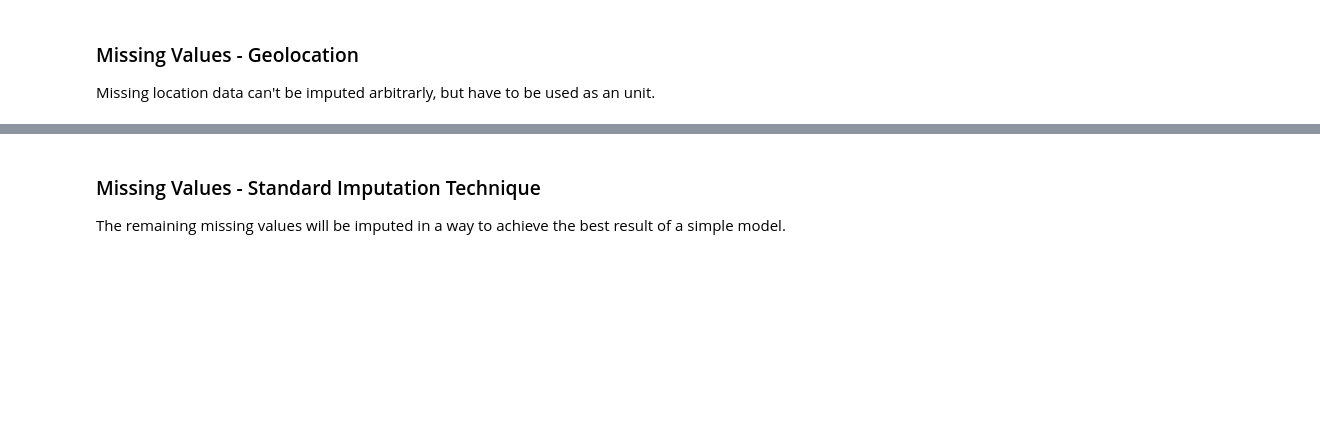
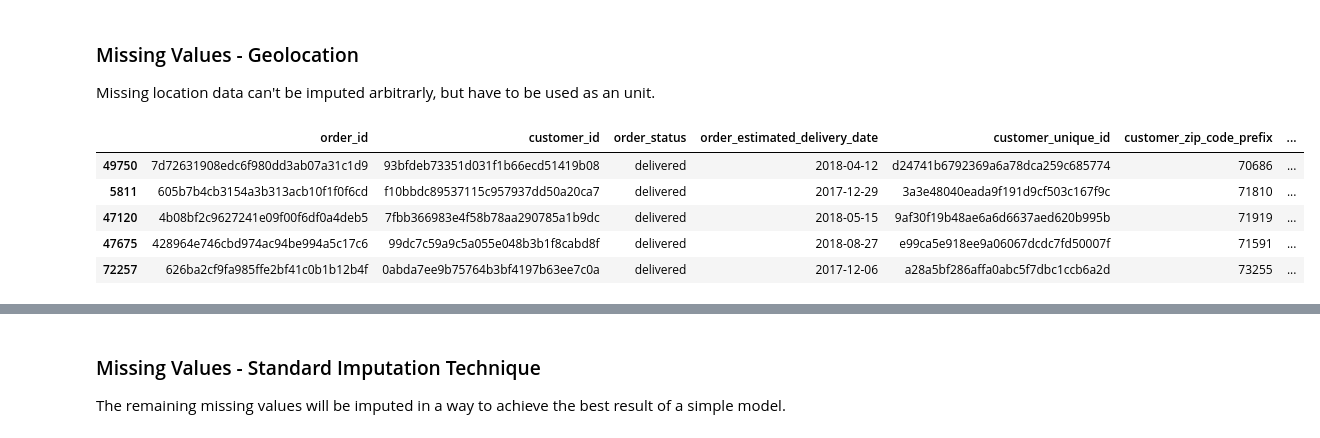
Before and after one commit to androi7/dsi-capstone, a Jupyter notebook: part-01/Ecommerce_EDA.ipynb, the cells around one changed output, grey strips where cells are left out. Cells and saved outputs as stored; diff of their text form; code cells hidden in the pictures; blank space fills up the shorter version.

Commit message:
fix: change small issues appearing in the geolocation imputation steps

```diff
--- a/part-01/Ecommerce_EDA.ipynb
+++ b/part-01/Ecommerce_EDA.ipynb
@@ -1087,11 +1110,17 @@ df.isnull().sum().sort_values(ascending=False)[:15]
 Missing location data can't be imputed arbitrarly, but have to be used as an unit.
 # %%
 # overview of missing geolocation data
-geo_customer_missing_mask = (df[['customer_state', 'customer_zip_code_prefix',
-                                 'geolocation_lat_customer', 'geolocation_lng_customer',
-                                 'customer_city']].isnull().any(axis=1))
-
+# logical additional columns to check but omitted because none of them is missing:
+# 'customer_state', 'customer_zip_code_prefix', 'customer_city'
+geo_customer_missing_mask = (df[['geolocation_lat_customer', 'geolocation_lng_customer']].isnull().any(axis=1))
 df[geo_customer_missing_mask].sample(5)
+# %% [output]
+|  | order_id | customer_id | order_status | order_estimated_delivery_date | customer_unique_id | customer_zip_code_prefix | ... |
+| 49750 | 7d72631908edc6f980dd3ab07a31c1d9 | 93bfdeb73351d031f1b66ecd51419b08 | delivered | 2018-04-12 | d24741b6792369a6a78dca259c685774 | 70686 | ... |
+| 5811 | 605b7b4cb3154a3b313acb10f1f0f6cd | f10bbdc89537115c957937dd50a20ca7 | delivered | 2017-12-29 | 3a3e48040eada9f191d9cf503c167f9c | 71810 | ... |
+| 47120 | 4b08bf2c9627241e09f00f6df0a4deb5 | 7fbb366983e4f58b78aa290785a1b9dc | delivered | 2018-05-15 | 9af30f19b48ae6a6d6637aed620b995b | 71919 | ... |
+| 47675 | 428964e746cbd974ac94be994a5c17c6 | 99dc7c59a9c5a055e048b3b1f8cabd8f | delivered | 2018-08-27 | e99ca5e918ee9a06067dcdc7fd50007f | 71591 | ... |
+| 72257 | 626ba2cf9fa985ffe2bf41c0b1b12b4f | 0abda7ee9b75764b3bf4197b63ee7c0a | delivered | 2017-12-06 | a28a5bf286affa0abc5f7dbc1ccb6a2d | 73255 | ... |
 # %%
 def get_random_customer_location(locations, customer):
     """
```
Also changed, not shown: parts of 20 cells of this notebook.
